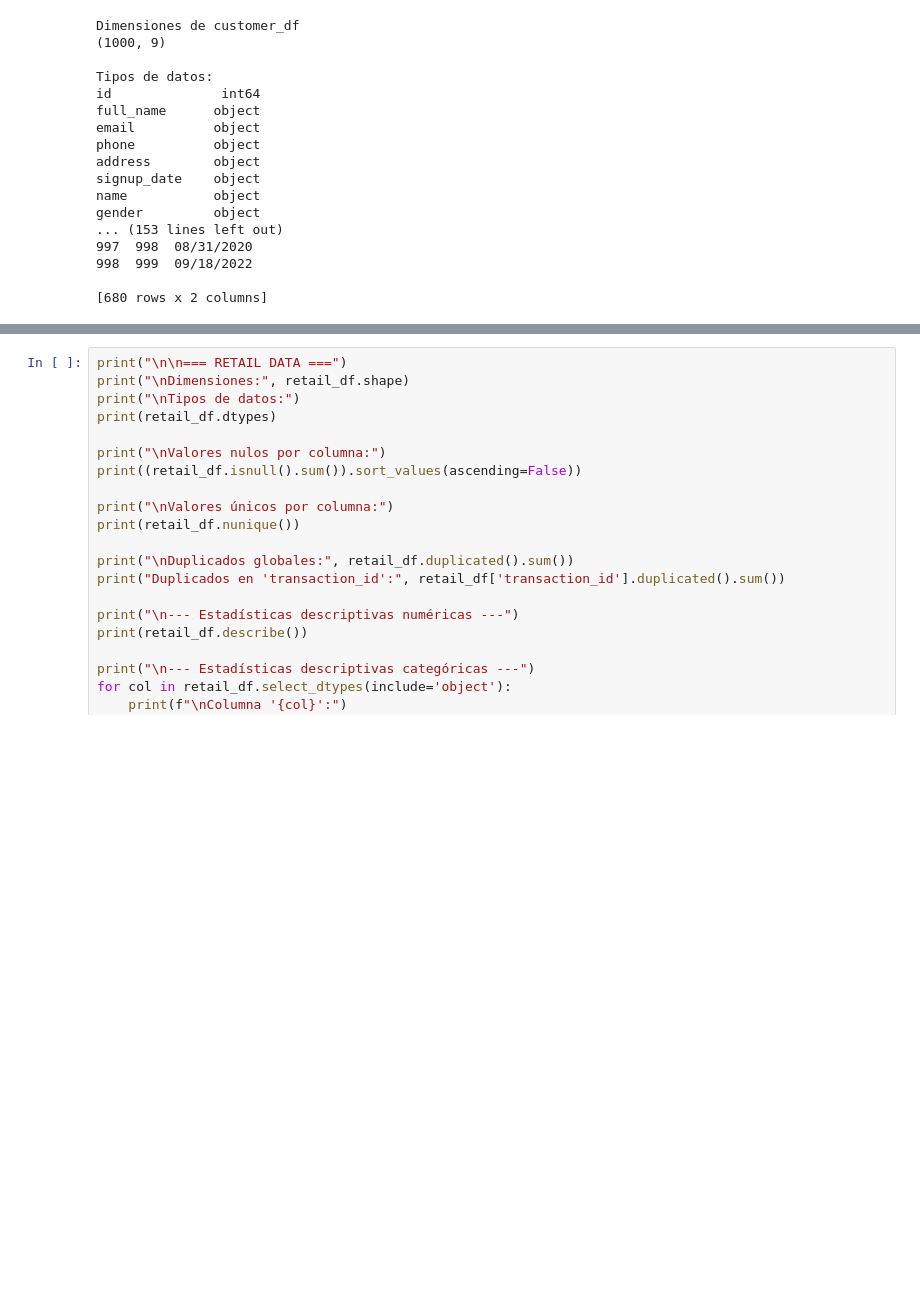
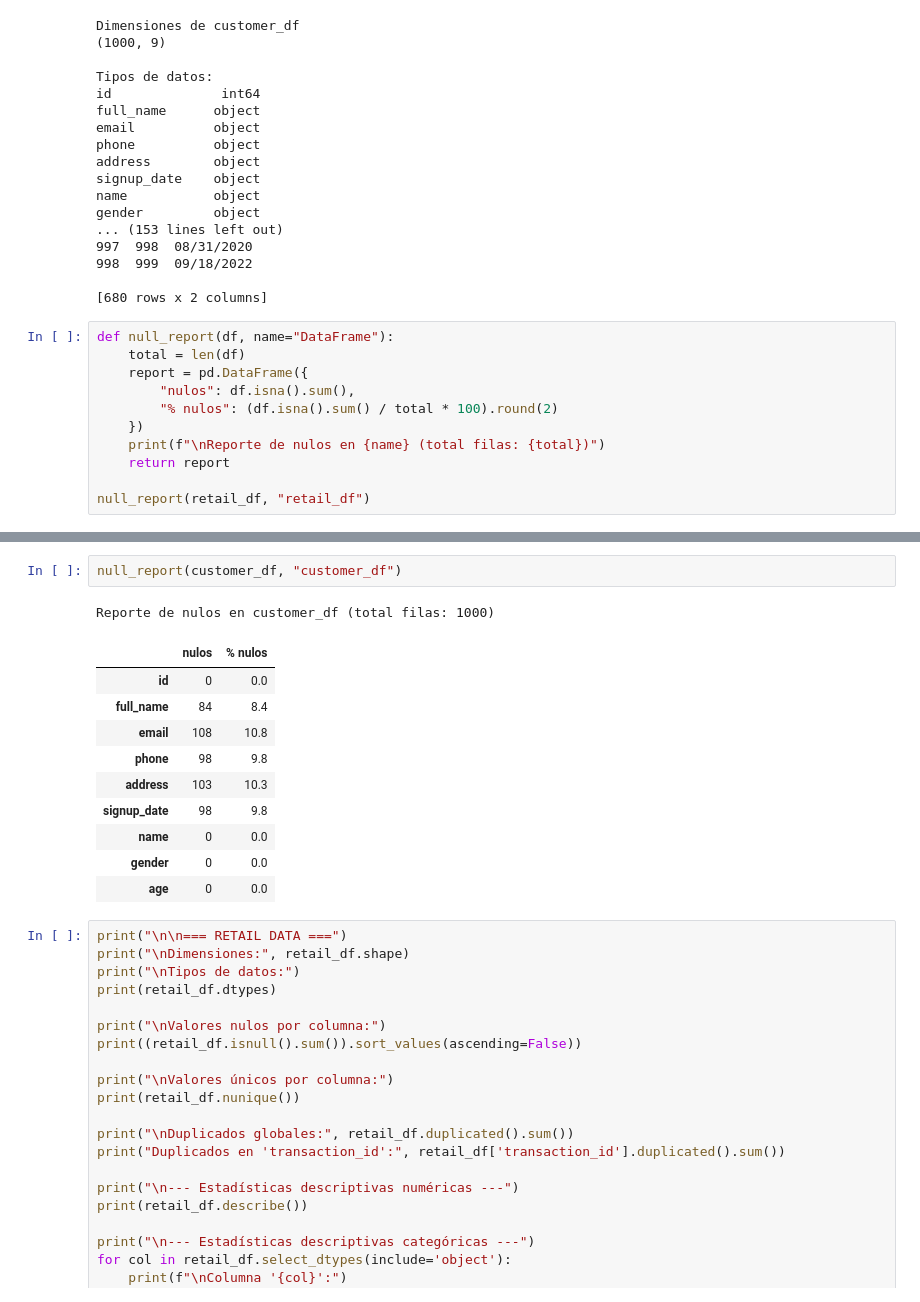
Before and after one commit to HEstefaniaR/lab6, a Jupyter notebook: notebooks/01_extract_and_EDA.ipynb, the cells around one changed output, grey strips where cells are left out. Cells and saved outputs as stored; diff of their text form; blank space fills up the shorter version.

```diff
--- a/notebooks/01_extract_and_EDA.ipynb
+++ b/notebooks/01_extract_and_EDA.ipynb
@@ -121,3 +111,14 @@ gender         object
 998  999  09/18/2022
 
 [680 rows x 2 columns]
+# %%
+def null_report(df, name="DataFrame"):
+    total = len(df)
+    report = pd.DataFrame({
+        "nulos": df.isna().sum(),
+        "% nulos": (df.isna().sum() / total * 100).round(2)
+    })
+    print(f"\nReporte de nulos en {name} (total filas: {total})")
+    return report
+
+null_report(retail_df, "retail_df")
@@ -124,3 +133,17 @@ gender         object
+# %%
+null_report(customer_df, "customer_df")
+# %% [output]
+Reporte de nulos en customer_df (total filas: 1000)
+|  | nulos | % nulos |
+| id | 0 | 0.0 |
+| full_name | 84 | 8.4 |
+| email | 108 | 10.8 |
+| phone | 98 | 9.8 |
+| address | 103 | 10.3 |
+| signup_date | 98 | 9.8 |
+| name | 0 | 0.0 |
+| gender | 0 | 0.0 |
+| age | 0 | 0.0 |
 # %%
 print("\n\n=== RETAIL DATA ===")
 print("\nDimensiones:", retail_df.shape)
```
Also changed, not shown: parts of 6 cells of this notebook, 5 other files.
